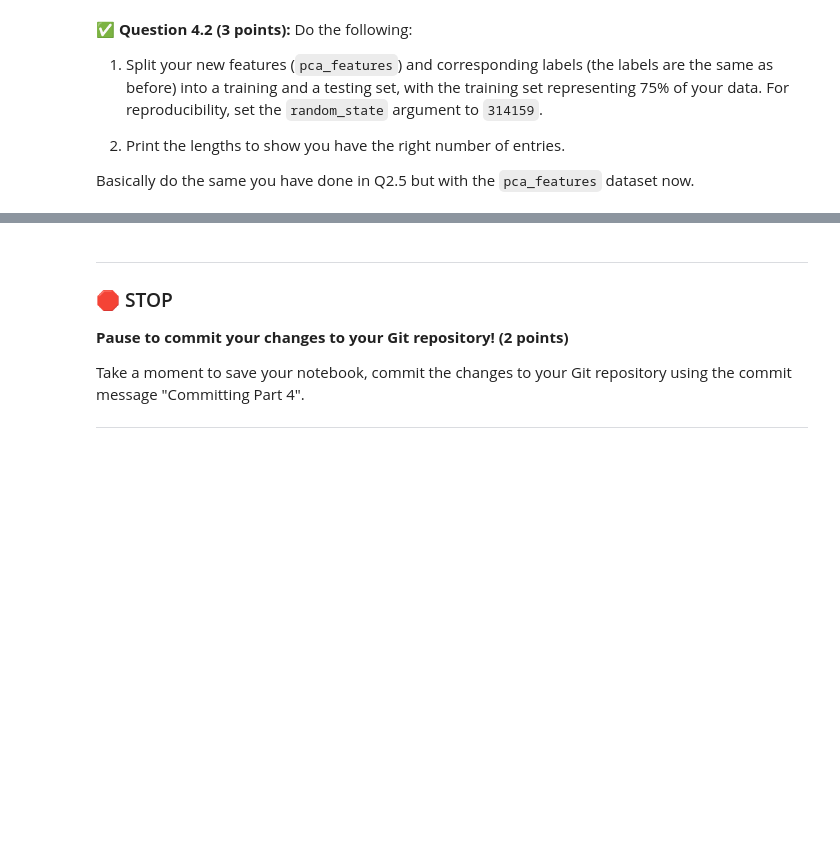
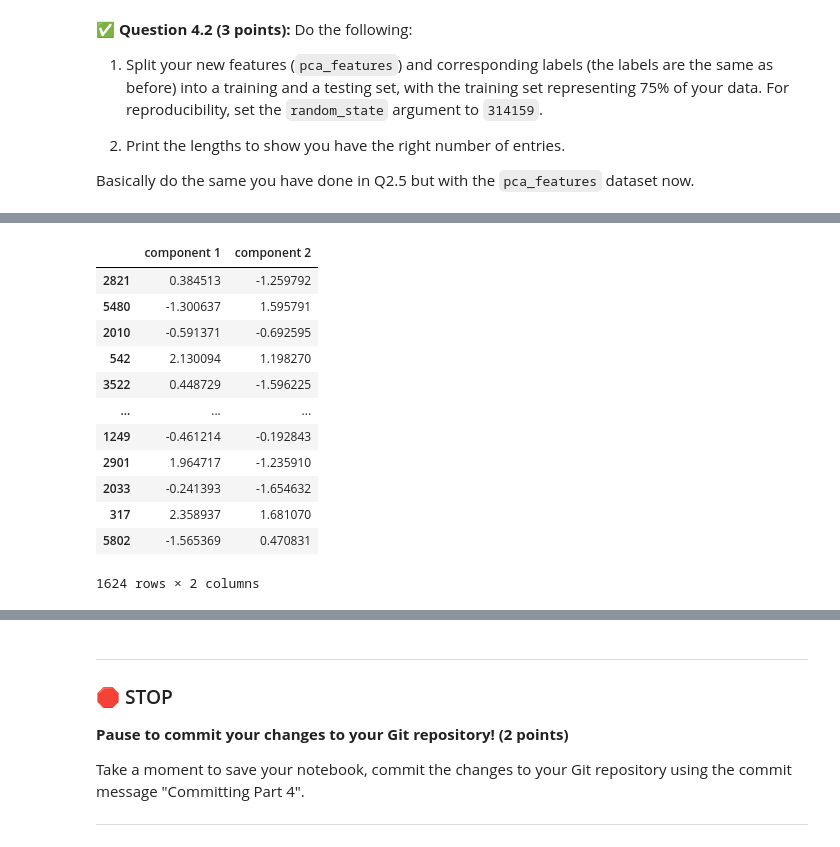
Before and after one commit to arburyri/cmse202-f22-turnin, a Jupyter notebook: final/CMSE202_Final-STUDENT.ipynb, the cells around one changed output, grey strips where cells are left out. Cells and saved outputs as stored; diff of their text form; code cells hidden in the pictures; blank space fills up the shorter version.

```diff
--- a/final/CMSE202_Final-STUDENT.ipynb
+++ b/final/CMSE202_Final-STUDENT.ipynb
@@ -481,0 +527,16 @@ Basically do the same you have done in Q2.5 but with the `pca_features` dataset
+# %%
+test_vectors
+# %% [output]
+|  | component 1 | component 2 |
+| 2821 | 0.384513 | -1.259792 |
+| 5480 | -1.300637 | 1.595791 |
+| 2010 | -0.591371 | -0.692595 |
+| 542 | 2.130094 | 1.198270 |
+| 3522 | 0.448729 | -1.596225 |
+| ... | ... | ... |
+| 1249 | -0.461214 | -0.192843 |
+| 2901 | 1.964717 | -1.235910 |
+| 2033 | -0.241393 | -1.654632 |
+| 317 | 2.358937 | 1.681070 |
+| 5802 | -1.565369 | 0.470831 |
+1624 rows × 2 columns
```
Also changed, not shown: parts of 14 cells of this notebook.
